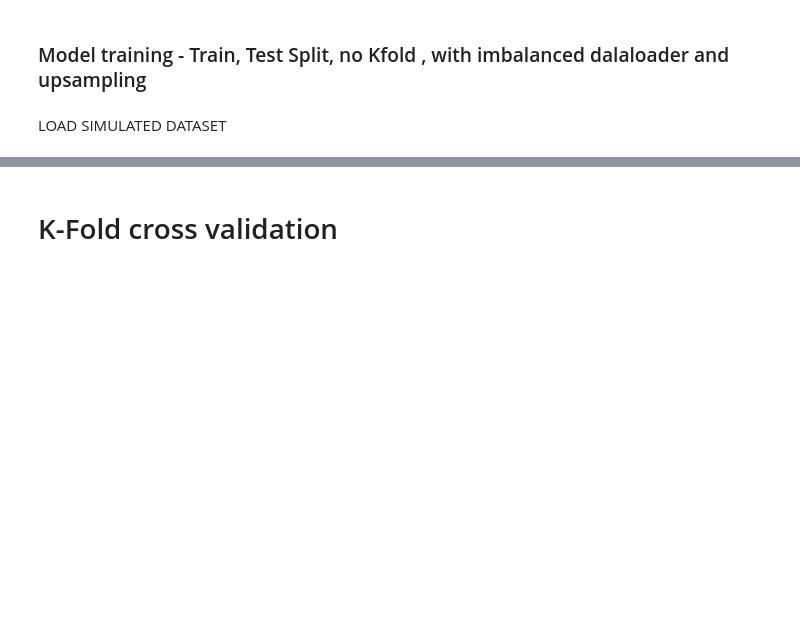
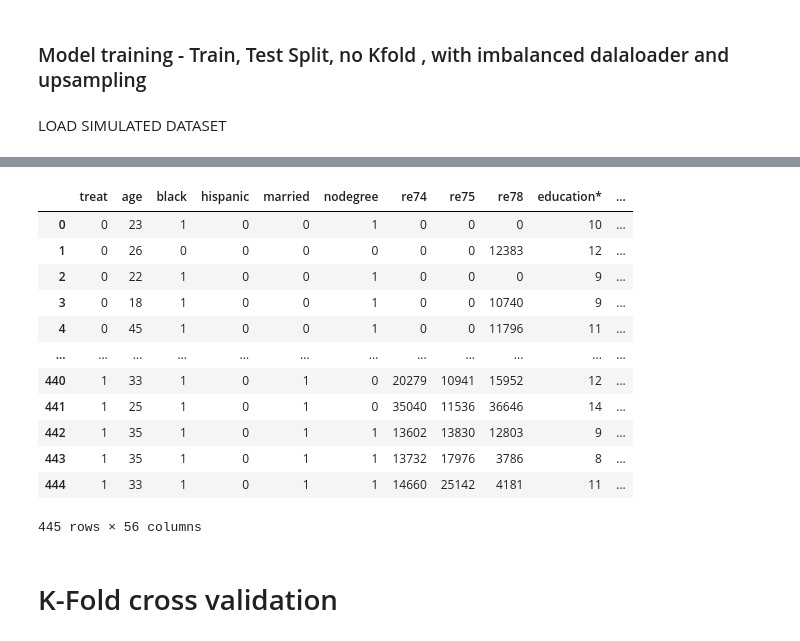
Before and after one commit to MawuliAgamah/ml-propensity-score-matching, a Jupyter notebook: Jupyter notebooks/ANN models/artifical neural network4.ipynb, the cells around one changed output, grey strips where cells are left out. Drawn from its saved outputs; the diff is of its cells as text; code cells hidden in the pictures; blank space fills up the shorter version.

```diff
--- a/Jupyter notebooks/ANN models/artifical neural network4.ipynb
+++ b/Jupyter notebooks/ANN models/artifical neural network4.ipynb
@@ -302,19 +530,0 @@ WEIGHT_DECAY = 0.0182
-# %%
-import sklearn.metrics as metrics
-
-trainloader = DataLoader(train_data,  batch_size=BATCH_SIZE)
-testloader = DataLoader(test_data,batch_size=BATCH_SIZE)
-
-# Instanstiate model
-
-#model = twoLayerNN(num_features = NUM_FEATURES,num_classes  = NUM_CLASSES, num_hidden_1 = NUM_HIDDEN_1,num_hidden_2 = NUM_HIDDEN_2)
-model = fourlayerNN(num_features = NUM_FEATURES,num_classes  = NUM_CLASSES, num_hidden_1 = NUM_HIDDEN_1,num_hidden_2 = NUM_HIDDEN_2,num_hidden_3=NUM_HIDDEN_3,num_hidden_4 = NUM_HIDDEN_4,num_hidden_5=NUM_HIDDEN_5)
-model.to(device)
-# Reset weights
-model.apply(reset_weights)
-model.apply(initialize_weights)
-#Initialise optimiser and loss function
-optimizer = optim.AdamW(model.parameters(), lr=LEARNING_RATE,weight_decay=WEIGHT_DECAY)
-criterion = nn.BCEWithLogitsLoss()
-
-metrics = {'train_loss': [], 'test_loss': [],'train_acc':[],'test_acc':[]}
@@ -461,0 +531,5 @@ Best test acc = 83.97%
+# %%
+model1 = ANN_RUN(nswCps_dehWab,params)
+#model2 = ANN_RUN(nswCps_lalonde,params)
+#model3 = ANN_RUN(nswCps_dehWab,params)
+#model4 = ANN_RUN(nswPsid_dehWab,params)
@@ -604,20 +674,22 @@ plt.show
 # %%
-def predict_function(dataset):
+def predict_function(dataset,model):
 
     """
     Split dataset into features and targets
 
     """
+
     dataset_preclean = dataset
     dataset = data_cleaning_function(dataset)
 
-    features = dataset.drop('treat', axis=1) # Drop treated units
+    features = dataset.drop('treat', axis=1) # drop treatment column
     target = dataset.iloc[:,0] # target column
     features_as_array = np.array(features)
     target_as_array = np.array(target)
 
     features_as_tensor = torch.tensor(features_as_array)
     features_as_tensor= features_as_tensor.to(torch.float)
+
 
     with torch.no_grad():
         prediction =  model(features_as_tensor)
@@ -637,3 +704,21 @@ nswPsid_lalonde_ps_ANN = predict_function(nswPsid_lalonde)
+# %%
+nswlalonde_ps_ANN = predict_function(nswre74,model1)
+# %%
+nswlalonde_ps_ANN
+# %% [output]
+|  | treat | age | black | hispanic | married | nodegree | re74 | re75 | re78 | education* | ... |
+| 0 | 0 | 23 | 1 | 0 | 0 | 1 | 0 | 0 | 0 | 10 | ... |
+| 1 | 0 | 26 | 0 | 0 | 0 | 0 | 0 | 0 | 12383 | 12 | ... |
+| 2 | 0 | 22 | 1 | 0 | 0 | 1 | 0 | 0 | 0 | 9 | ... |
+| 3 | 0 | 18 | 1 | 0 | 0 | 1 | 0 | 0 | 10740 | 9 | ... |
+| 4 | 0 | 45 | 1 | 0 | 0 | 1 | 0 | 0 | 11796 | 11 | ... |
+| ... | ... | ... | ... | ... | ... | ... | ... | ... | ... | ... | ... |
+| 440 | 1 | 33 | 1 | 0 | 1 | 0 | 20279 | 10941 | 15952 | 12 | ... |
+| 441 | 1 | 25 | 1 | 0 | 1 | 0 | 35040 | 11536 | 36646 | 14 | ... |
+| 442 | 1 | 35 | 1 | 0 | 1 | 1 | 13602 | 13830 | 12803 | 9 | ... |
+| 443 | 1 | 35 | 1 | 0 | 1 | 1 | 13732 | 17976 | 3786 | 8 | ... |
+| 444 | 1 | 33 | 1 | 0 | 1 | 1 | 14660 | 25142 | 4181 | 11 | ... |
+445 rows × 56 columns
 # %%
 # save unmatched boost datasets
 nswCps_lalonde_ps_ANN.to_csv('/Users/mawuliagamah/gitprojects/causal_inference/causal_inference/datasets/quasi data/ann/unmatched/nswCps_lalonde_ps_unmatched_ANN.csv')
```
Also changed, not shown: parts of 24 cells of this notebook, 10 other files.
